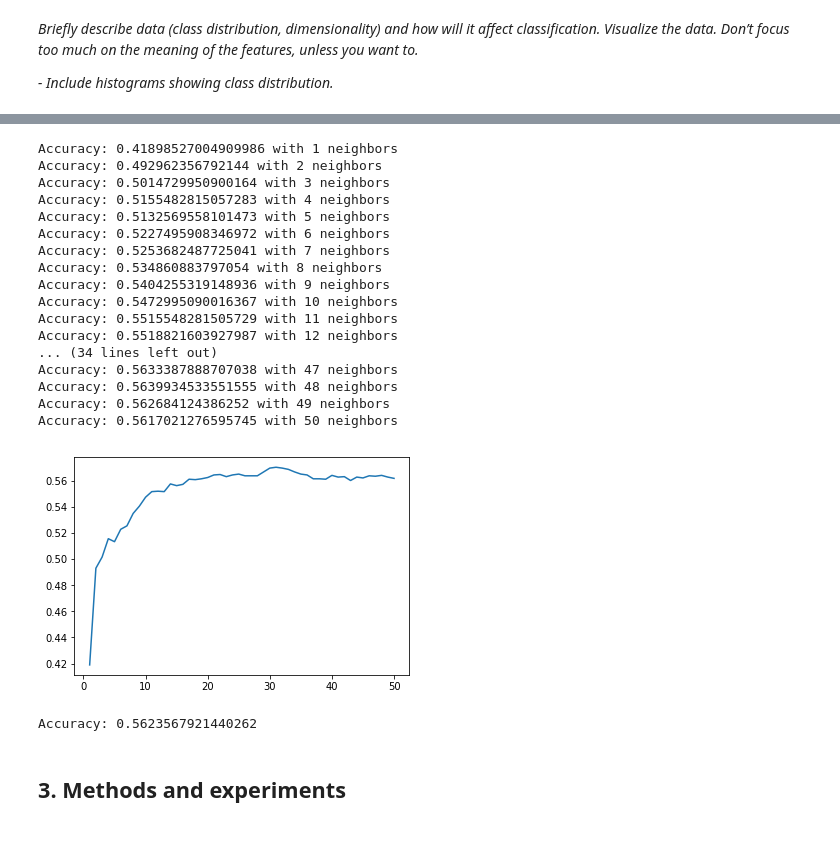
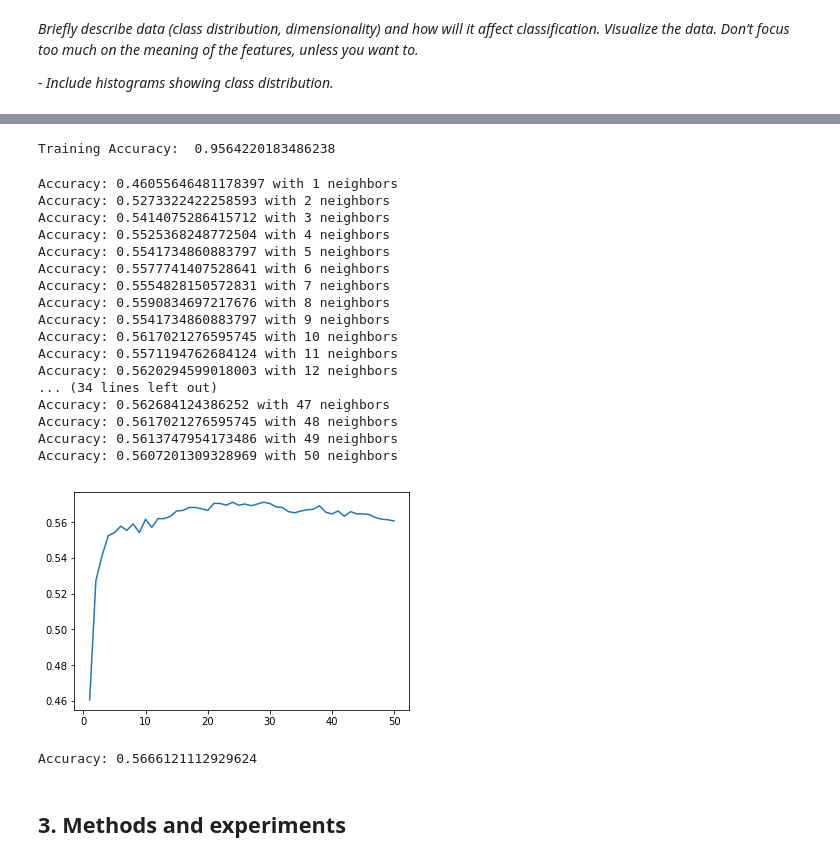
Before and after one commit to abdullahkhan93/MLBP-2018, a Jupyter notebook: Project Report.ipynb, the cells around one changed output, grey strips where cells are left out. Drawn from its saved outputs; the diff is of its cells as text; code cells hidden in the pictures.

```diff
--- a/Project Report.ipynb
+++ b/Project Report.ipynb
@@ -279,6 +276,12 @@ plt.show()
 # %%
+'''
+Single Multinomial Logistic Regression Classification
+'''
+
 logreg = LogReg(C = 1.85, max_iter = 7500, solver ='sag', multi_class = 'multinomial', n_jobs = -2)
 logreg.fit(XTrainSet, YTrainSet.ravel())
 predictTrain = logreg.predict(XTrainSet)
 print('Training Accuracy: ', met.accuracy_score(predictTrain, YTrainSet))
+# %% [output]
+Training Accuracy:  0.9564220183486238
 # %%
@@ -287,8 +291,9 @@ pd.DataFrame(logreg.predict(XTestData)).to_excel(writer, sheet_name = 'accuracy'
 pd.DataFrame(logreg.predict_proba(XTestData)).to_excel(writer, sheet_name = 'logloss')
 writer.save()
 # %%
-from sklearn.neighbors import KNeighborsClassifier
-from sklearn.metrics import confusion_matrix
+'''
+KNN Classifier Testing with Mutiple Iterations
+'''
 
 k_array = []
 acc = []
@@ -302,38 +307,45 @@ for k in range(50):
     acc.append(accuracy)
     print('Accuracy:', accuracy,'with', k+1, 'neighbors')
 # %% [output]
-Accuracy: 0.41898527004909986 with 1 neighbors
-Accuracy: 0.492962356792144 with 2 neighbors
-Accuracy: 0.5014729950900164 with 3 neighbors
-Accuracy: 0.5155482815057283 with 4 neighbors
-Accuracy: 0.5132569558101473 with 5 neighbors
-Accuracy: 0.5227495908346972 with 6 neighbors
-Accuracy: 0.5253682487725041 with 7 neighbors
-Accuracy: 0.534860883797054 with 8 neighbors
-Accuracy: 0.5404255319148936 with 9 neighbors
-Accuracy: 0.5472995090016367 with 10 neighbors
-Accuracy: 0.5515548281505729 with 11 neighbors
-Accuracy: 0.5518821603927987 with 12 neighbors
+Accuracy: 0.46055646481178397 with 1 neighbors
+Accuracy: 0.5273322422258593 with 2 neighbors
+Accuracy: 0.5414075286415712 with 3 neighbors
+Accuracy: 0.5525368248772504 with 4 neighbors
+Accuracy: 0.5541734860883797 with 5 neighbors
+Accuracy: 0.5577741407528641 with 6 neighbors
+Accuracy: 0.5554828150572831 with 7 neighbors
+Accuracy: 0.5590834697217676 with 8 neighbors
+Accuracy: 0.5541734860883797 with 9 neighbors
+Accuracy: 0.5617021276595745 with 10 neighbors
+Accuracy: 0.5571194762684124 with 11 neighbors
+Accuracy: 0.5620294599018003 with 12 neighbors
 ... (34 lines left out)
-Accuracy: 0.5633387888707038 with 47 neighbors
-Accuracy: 0.5639934533551555 with 48 neighbors
-Accuracy: 0.562684124386252 with 49 neighbors
-Accuracy: 0.5617021276595745 with 50 neighbors
+Accuracy: 0.562684124386252 with 47 neighbors
+Accuracy: 0.5617021276595745 with 48 neighbors
+Accuracy: 0.5613747954173486 with 49 neighbors
+Accuracy: 0.5607201309328969 with 50 neighbors
 # %%
-import matplotlib.pyplot as plt
+'''
+Accuracy Plot for multiple KNN Classifications
+'''
+
 plt.figure()
-plt.plot(k_array,acc)
+plt.plot(k_array, acc)
 plt.show()
 # %% [output]
-[figure, old version]
+[figure, new version]
 # %%
+'''
+Single KNN Classification
+'''
+
 neigh = KNeighborsClassifier(n_neighbors=20, n_jobs = -2)
-neigh.fit(XTrainSet, YTrainSet)
+neigh.fit(XTrainSet, YTrainSet.ravel())
 predLabels = neigh.predict(XTestSet)
 conf = confusion_matrix(YTestSet, predLabels)
 accuracy = np.trace(conf)/np.sum(conf)
 print('Accuracy:', accuracy)
 logloss = neigh.predict_proba(XTestSet)
 # %% [output]
-Accuracy: 0.5623567921440262
+Accuracy: 0.5666121112929624
 # %%
```
Also changed, not shown: parts of 8 cells of this notebook.
